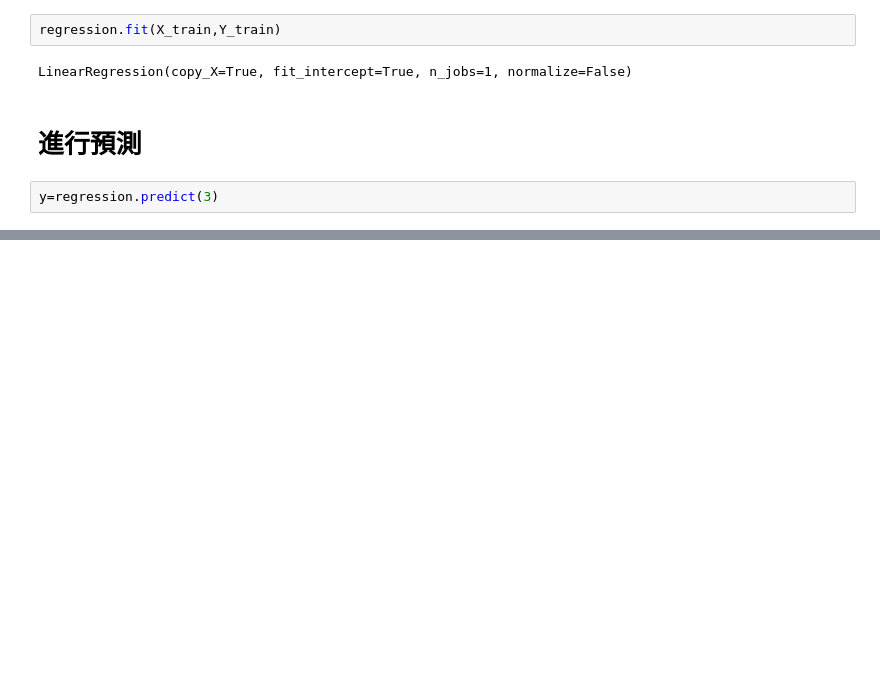
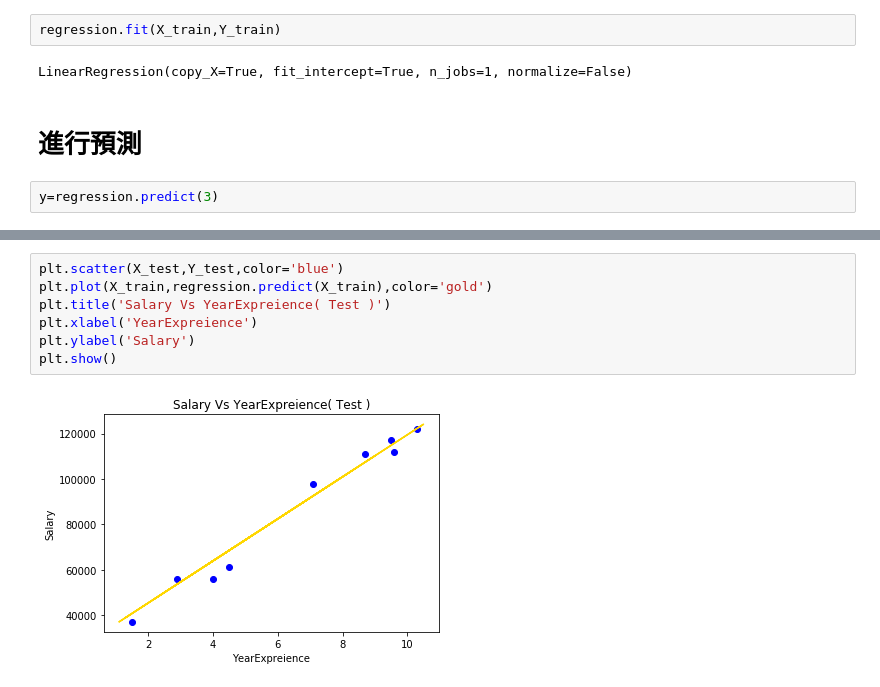
Before and after one commit to hahabrobro/PythonDemo, a Jupyter notebook: 線性預測/線性預測.ipynb, the cells around one changed output, grey strips where cells are left out. Cells and saved outputs as stored; diff of their text form; blank space fills up the shorter version.

```diff
--- a/線性預測/線性預測.ipynb
+++ b/線性預測/線性預測.ipynb
@@ -100,0 +101,9 @@ plt.show()
+# %%
+plt.scatter(X_test,Y_test,color='blue')
+plt.plot(X_train,regression.predict(X_train),color='gold')
+plt.title('Salary Vs YearExpreience( Test )')
+plt.xlabel('YearExpreience')
+plt.ylabel('Salary')
+plt.show()
+# %% [output]
+[figure, added]
```
Also changed, not shown: parts of 5 cells of this notebook, 12 other files.
